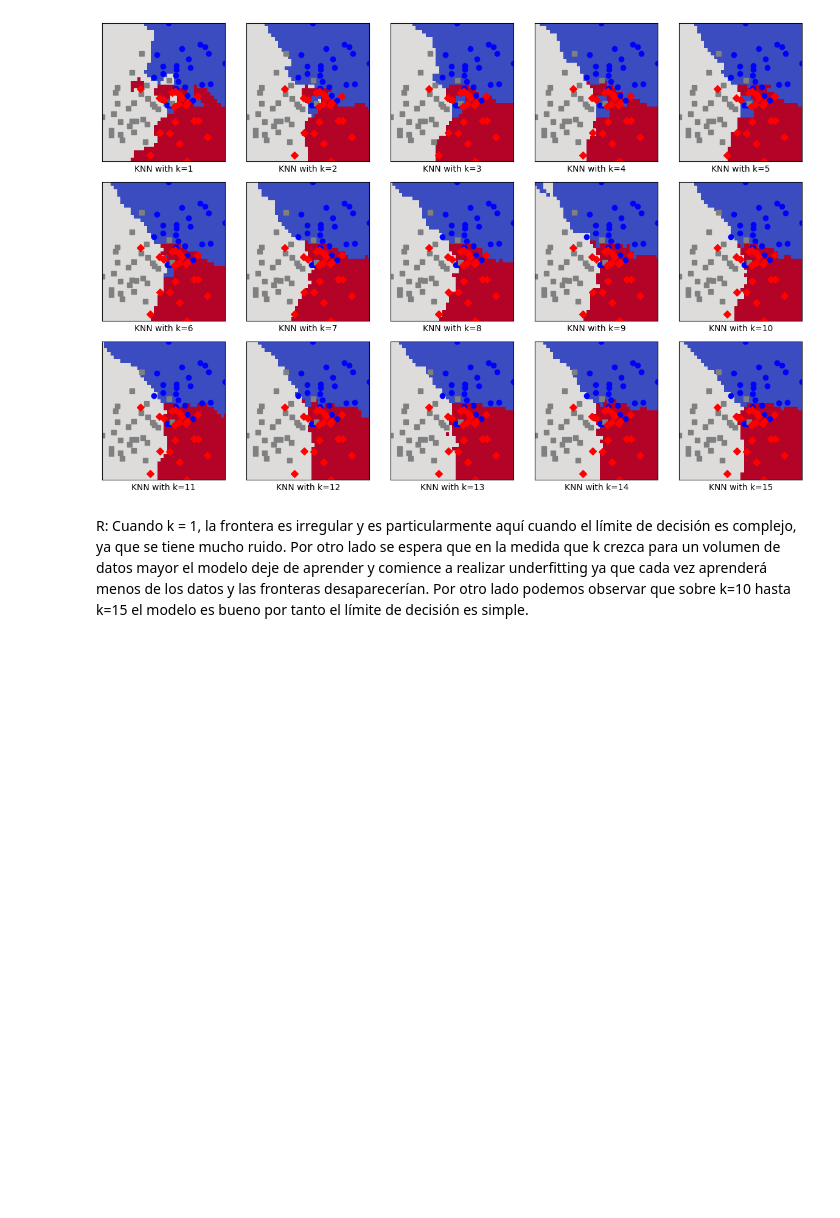
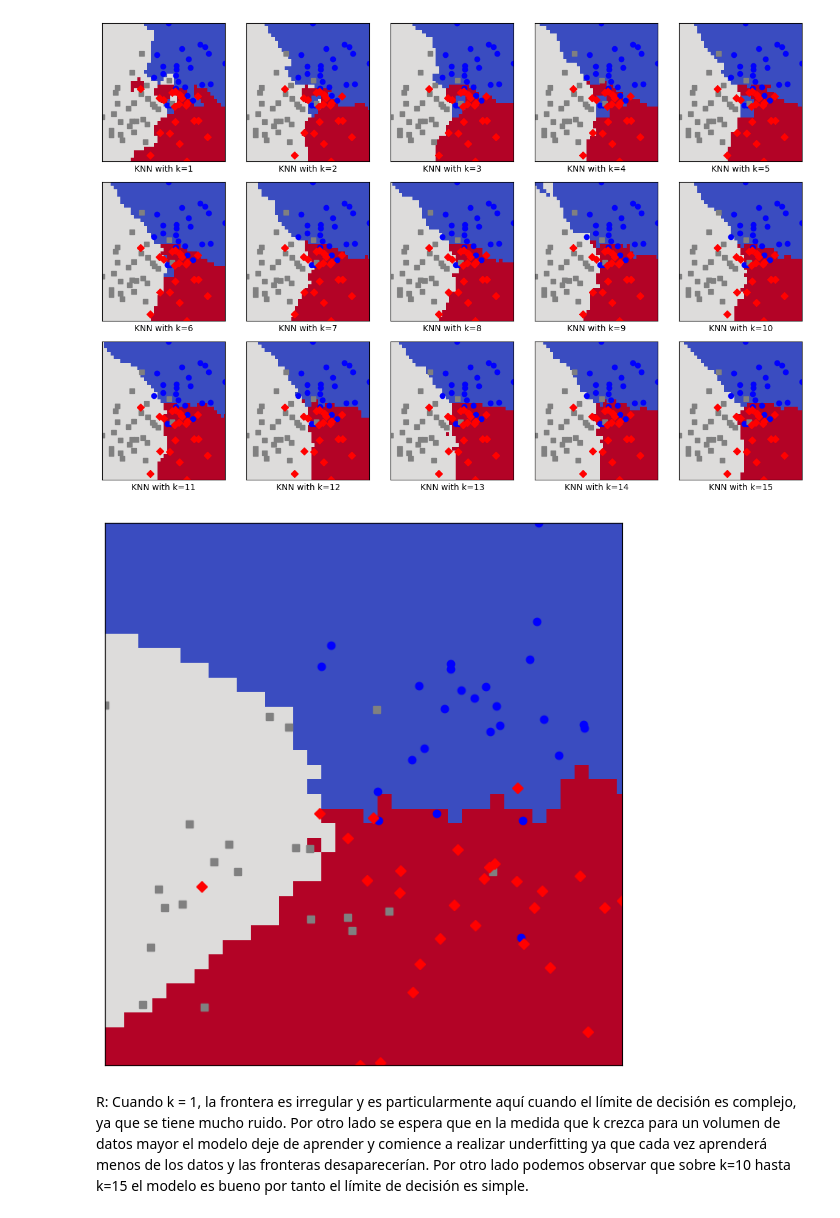
Before and after one commit to SebaSalasLvd/laboratorios-mineria, a Jupyter notebook: lab4/Lab_4.ipynb, the cells around one changed output. Drawn from its saved outputs; the diff is of its cells as text; code cells hidden in the pictures; blank space fills up the shorter version.

```diff
--- a/lab4/Lab_4.ipynb
+++ b/lab4/Lab_4.ipynb
@@ -295,6 +295,17 @@ for n_neighbors in range(1, 16):
 plt.tight_layout()
 # %% [output]
 [figure]
+# %%
+plt.figure(3, figsize=(12, 8))
+
+N = 50
+
+knn = neighbors.KNeighborsClassifier(n_neighbors=N)
+knn.fit(X_train, Y_train)
+plot_2d(X_train, Y_train)
+frontiere(knn.predict, X_train, step=50, tiny=True)
+# %% [output]
+[figure, added]
 # %% [markdown]
 R: Cuando k = 1, la frontera es irregular y es particularmente aquí cuando el límite de decisión es complejo, ya que se tiene mucho ruido. Por otro lado se espera que en la medida que k crezca para un volumen de datos mayor el modelo deje de aprender y comience a realizar underfitting ya que cada vez aprenderá menos de los datos y las fronteras desaparecerían. Por otro lado podemos observar que sobre k=10 hasta k=15 el modelo es bueno por tanto el límite de decisión es simple.
 # %% [markdown]
```
